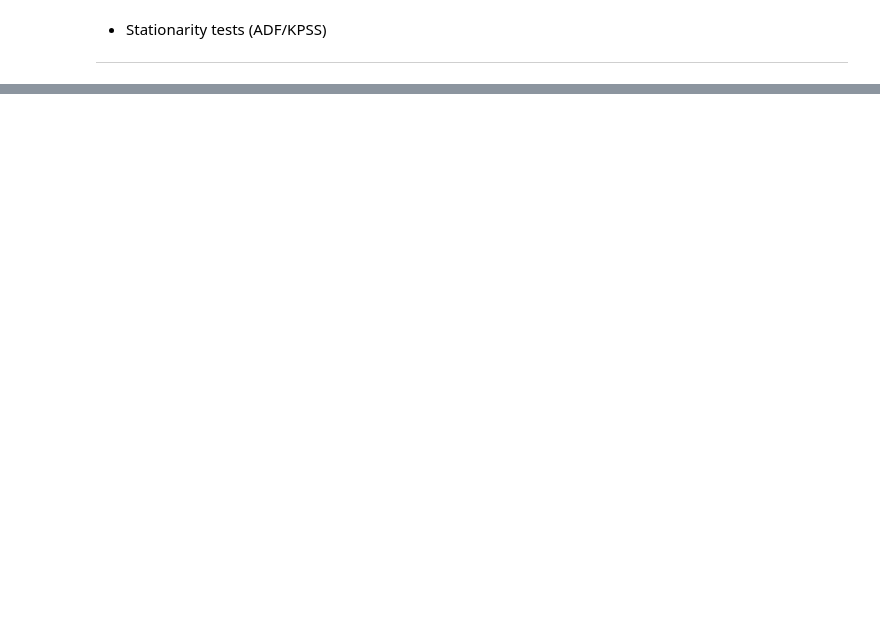
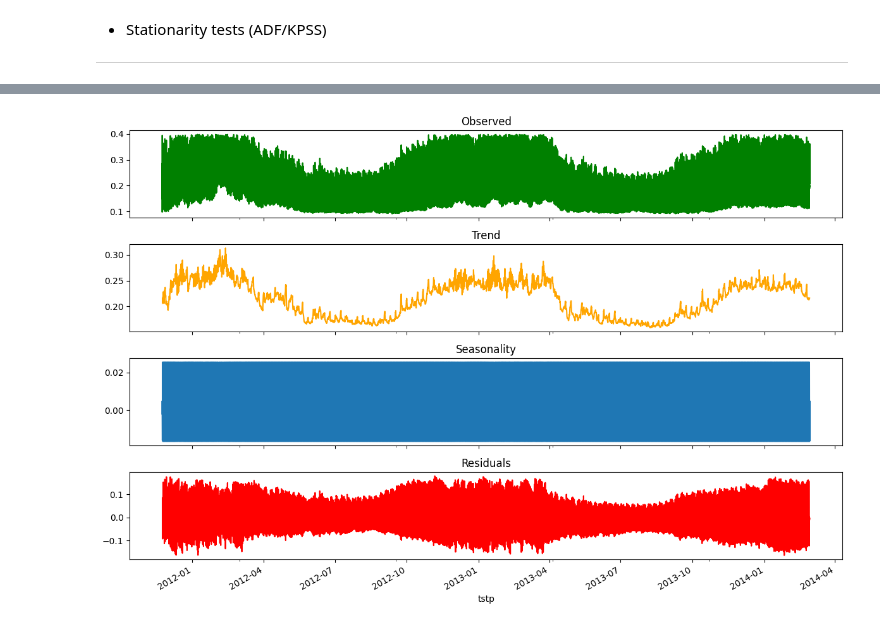
Before and after one commit to joyflorence/TIME-SERIES-AND-FORECASTING, a Jupyter notebook: practice/EXAM PROJECT/project_exam.ipynb, the cells around one changed output, grey strips where cells are left out. Saved outputs shown, nothing was run; the diff lists cells and outputs as text; code cells hidden in the pictures; blank space fills up the shorter version.

```diff
--- a/practice/EXAM PROJECT/project_exam.ipynb
+++ b/practice/EXAM PROJECT/project_exam.ipynb
@@ -592,0 +655,19 @@ print(adf_output)
+# %%
+# Performing seasonal decomposition (assuming half-hourly data with a daily pattern)
+from turtle import color
+
+
+decomposition = seasonal_decompose(power_consumption_cleaned['energy(kWh/hh)'], model='additive', period=48)
+
+# Plot the decomposition results
+fig, axes = plt.subplots(4, 1, figsize=(12, 8), sharex=True)
+
+decomposition.observed.plot(ax=axes[0], legend=False, title='Observed',color='green')
+decomposition.trend.plot(ax=axes[1], legend=False, title='Trend',color='orange')
+decomposition.seasonal.plot(ax=axes[2], legend=False, title='Seasonality')
+decomposition.resid.plot(ax=axes[3], legend=False, title='Residuals',color='red')
+
+plt.tight_layout()
+plt.show()
+# %% [output]
+[figure, added]
```
Also changed, not shown: parts of 42 cells of this notebook.
